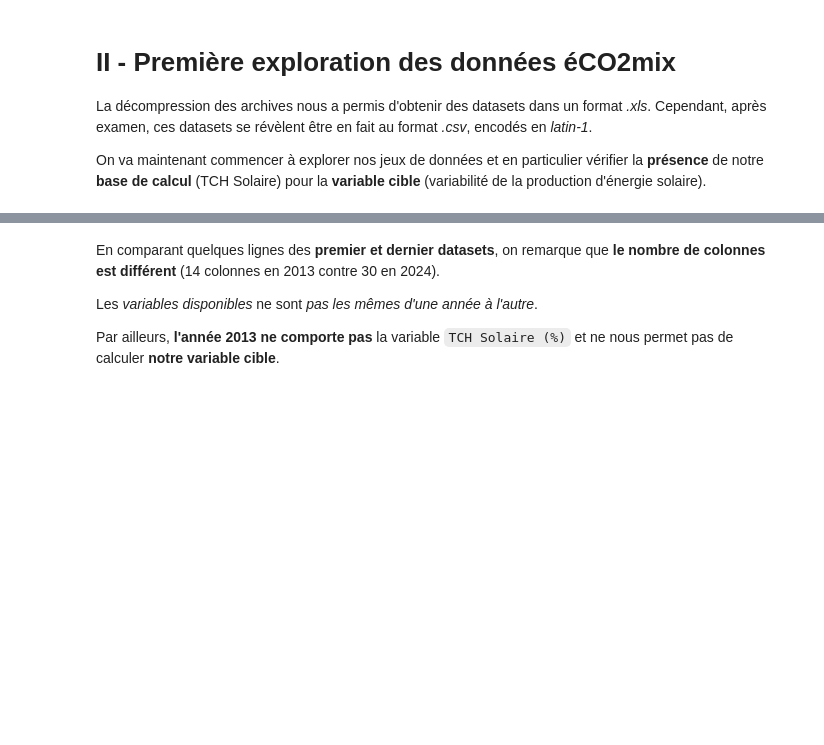
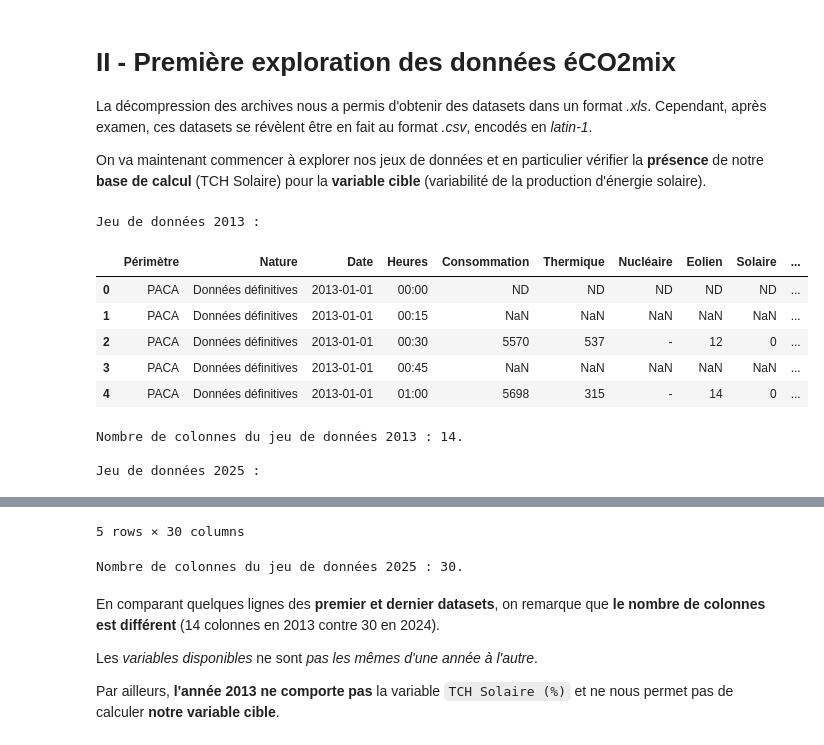
Before and after one commit to Math2935/aug25cds_variabilite, a Jupyter notebook: notebooks/02_collecte/01_production.ipynb, the cells around one changed output, grey strips where cells are left out. Saved outputs shown, nothing was run; the diff lists cells and outputs as text; code cells hidden in the pictures; blank space fills up the shorter version.

```diff
--- a/notebooks/02_collecte/01_production.ipynb
+++ b/notebooks/02_collecte/01_production.ipynb
@@ -44,14 +41,20 @@ from zipfile import ZipFile
+# %%
+# Répertoire des données d'éCO2mix téléchargées
+input_path = Path('../../data/local_data/input/')
+
+# Répertoire où seront stockés les résultats
+temp_path = Path('../../data/local_data/temp/')
 # %% [markdown]
 Pour consulter nos datasets, nous devons préalablement lister les noms des archives puis les décompresser.
 # %%
 # Construire une liste des noms des archives à traiter, sans l'extension
 
 ## Base des noms des fichiers de production
-file_base_name = input_datasets + 'eCO2mix_RTE_PACA_Annuel-Definitif_'
-last_file_base_name = input_datasets + 'eCO2mix_RTE_PACA_En-cours-Consolide' # concerne l'année 2024
+file_base_name = 'eCO2mix_RTE_PACA_Annuel-Definitif_'
+last_file_base_name = 'eCO2mix_RTE_PACA_En-cours-Consolide' # concerne l'année 2025 (et janvier 2026)
 
 ## Construction de la liste des bases de noms de fichers
-annees_dispos = [a for a in range(2013, 2024)]
+annees_dispos = [a for a in range(2013, 2025)]
 file_list = []
 for annee in annees_dispos:
     file_list.append(file_base_name + str(annee))
@@ -66,6 +69,9 @@ print(file_list)
 ## Parcourir la liste des archives
 for f in file_list :
     # Extraire chaque archive
-    with ZipFile(f + '.zip', 'r') as zip_file :
+    with ZipFile(input_path / (f + '.zip'), 'r') as zip_file :
         zip_file.printdir()
-        zip_file.extractall(input_datasets)
+        zip_file.extractall(temp_path)
+
+## Les archives décompressées contiennent des fichiers xls : on met à jour file_list en conséquence
+file_list = [temp_path / (f + '.xls') for f in file_list]
@@ -78,26 +102,37 @@ On va maintenant commencer à explorer nos jeux de données et en particulier v
 # %%
 # Observer les premières lignes du dataset le plus ancien (correspond à l'année 2013) :
 print("\nJeu de données 2013 :")
 
 ## Lire le jeu de données
-df = pd.read_csv(file_list[0] + '.xls', sep='\t', encoding='latin_1')
+df = pd.read_csv(file_list[0], sep='\t', encoding='latin_1')
 
 ## Afficher les premières lignes
 display(df.head())
 
 ## Afficher la taille du dataset
 print(f"Nombre de colonnes du jeu de données 2013 : {df.shape[1]}.")
 
 
-# Observer les premières lignes du dataset le plus récent (correspond à l'année 2024) :
-print("\nJeu de données 2024 :")
+# Observer les premières lignes du dataset le plus récent (correspond à l'année 2025) :
+print("\nJeu de données 2025 :")
 
 ## Lire le jeu de données
 ### Malgré son extension, le fichier xls est en fait un fichier csv encodé en 'iso_8859-1' ce qui correspond au 'latin_1'
-df = pd.read_csv(file_list[-1] + '.xls', sep='\t', encoding='latin_1')
+df = pd.read_csv(file_list[-1], sep='\t', encoding='latin_1')
 
 ## Afficher les premières lignes
 display(df.head())
 
 ## Afficher la taille du dataset
-print(f"Nombre de colonnes du jeu de données 2024 : {df.shape[1]}.")
+print(f"Nombre de colonnes du jeu de données 2025 : {df.shape[1]}.")
+# %% [output]
+Jeu de données 2013 :
+|  | Périmètre | Nature | Date | Heures | Consommation | Thermique | Nucléaire | Eolien | Solaire | ... |
+| 0 | PACA | Données définitives | 2013-01-01 | 00:00 | ND | ND | ND | ND | ND | ... |
+| 1 | PACA | Données définitives | 2013-01-01 | 00:15 | NaN | NaN | NaN | NaN | NaN | ... |
+| 2 | PACA | Données définitives | 2013-01-01 | 00:30 | 5570 | 537 | - | 12 | 0 | ... |
+| 3 | PACA | Données définitives | 2013-01-01 | 00:45 | NaN | NaN | NaN | NaN | NaN | ... |
+| 4 | PACA | Données définitives | 2013-01-01 | 01:00 | 5698 | 315 | - | 14 | 0 | ... |
+Nombre de colonnes du jeu de données 2013 : 14.
+
+Jeu de données 2025 :
@@ -104,3 +145,5 @@ print(f"Nombre de colonnes du jeu de données 2024 : {df.shape[1]}.")
+5 rows × 30 columns
+Nombre de colonnes du jeu de données 2025 : 30.
 # %% [markdown]
 En comparant quelques lignes des **premier et dernier datasets**, on remarque que **le nombre de colonnes est différent** (14 colonnes en 2013 contre 30 en 2024).
 
```
Also changed, not shown: parts of 28 cells of this notebook, 1 other file.
